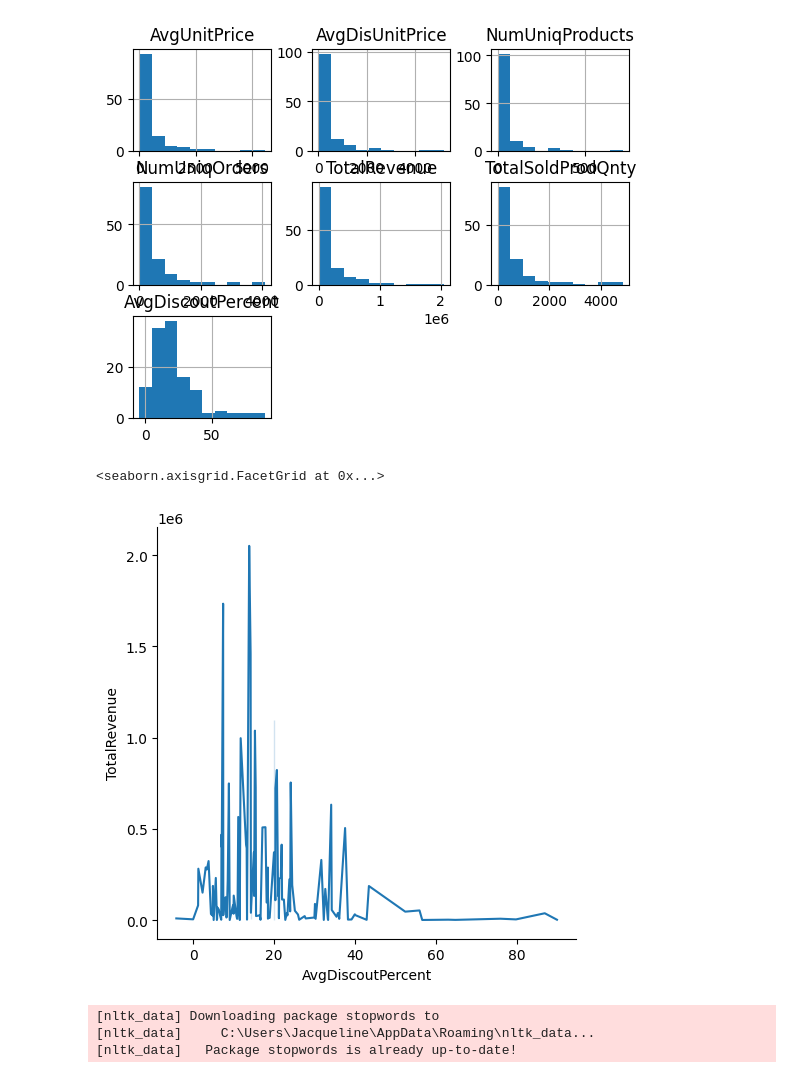
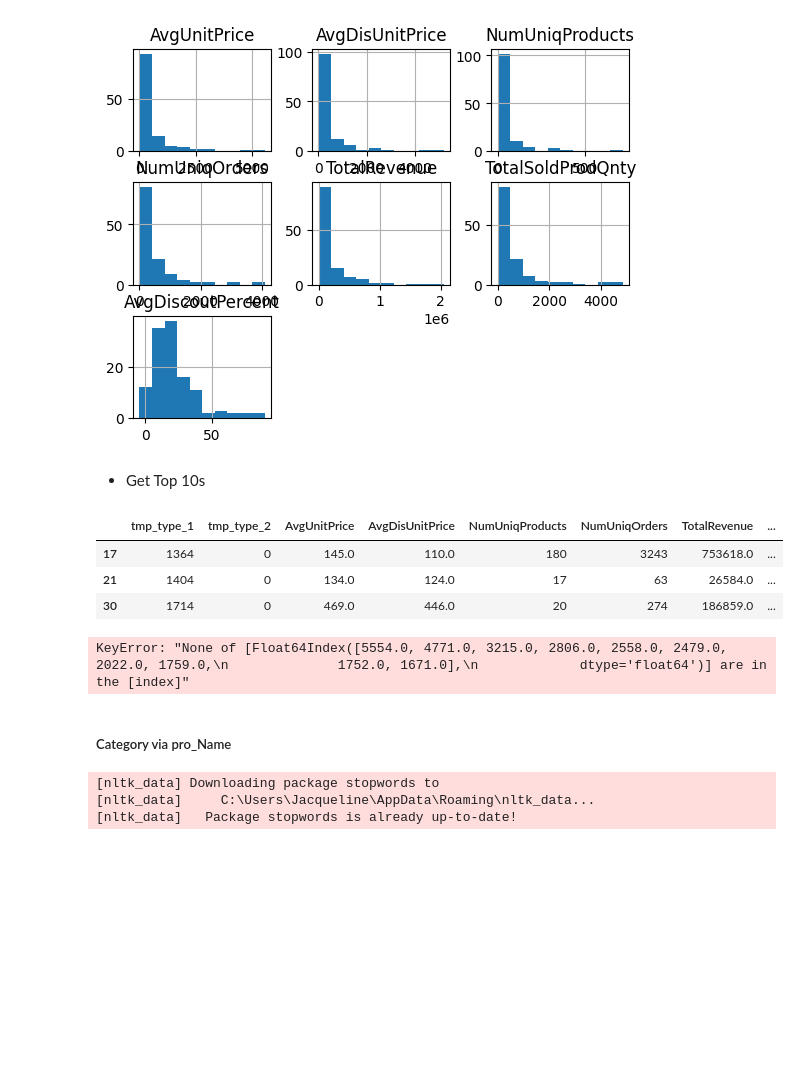
Before and after one commit to JacquelineBashta/DataStorytelling_Pandas_Matlibplot, a Jupyter notebook: Solve_BussinessQ_2.ipynb, the cells around one changed output. Drawn from its saved outputs; the diff is of its cells as text; code cells hidden in the pictures; blank space fills up the shorter version.

```diff
--- a/Solve_BussinessQ_2.ipynb
+++ b/Solve_BussinessQ_2.ipynb
@@ -184,7 +180,7 @@ db_qu.sample(3)
 
 db_types=round(
     db_qu
-    .groupby([db_qu.tmp_type_1,db_qu.tmp_type_2])
+    .groupby(db_qu.pro_Type)
     .agg( AvgUnitPrice      =("pro_Pr","mean")
          ,AvgDisUnitPrice   =("ol_ProdUntPr","mean")
          ,NumUniqProducts   =("PRO_SKU",pd.Series.nunique)
@@ -222,6 +225,22 @@ round(db_types.describe())
 db_types.hist();
 # %% [output]
 [figure]
+# %% [markdown]
+- Get Top 10s
+# %%
+db_types.sample(3)
+# %% [output]
+|  | tmp_type_1 | tmp_type_2 | AvgUnitPrice | AvgDisUnitPrice | NumUniqProducts | NumUniqOrders | TotalRevenue | ... |
+| 17 | 1364 | 0 | 145.0 | 110.0 | 180 | 3243 | 753618.0 | ... |
+| 21 | 1404 | 0 | 134.0 | 124.0 | 17 | 63 | 26584.0 | ... |
+| 30 | 1714 | 0 | 469.0 | 446.0 | 20 | 274 | 186859.0 | ... |
+# %%
+(
+    db_types
+    .query("AvgUnitPrice.nlargest(10)")
+)
+# %% [output]
+KeyError: "None of [Float64Index([5554.0, 4771.0, 3215.0, 2806.0, 2558.0, 2479.0, 2022.0, 1759.0,\n              1752.0, 1671.0],\n             dtype='float64')] are in the [index]"
 # %%
 # g=sns.relplot(data=db_types
 #             ,x="AvgUnitPrice"
@@ -234,8 +253,5 @@ sns.relplot(data=db_types
             #,hue="TotalSoldProdQnty"
             #,style="event",
 )
-# %% [output]
-<seaborn.axisgrid.FacetGrid at 0x...>
-[figure, removed]
 # %%
 pd.set_option("display.max_colwidth", 5000)
@@ -242,0 +259,2 @@ db_t1.sample(3)
+# %% [markdown]
+##### Category via pro_Name
```
Also changed, not shown: parts of 15 cells of this notebook, 1 other file.
